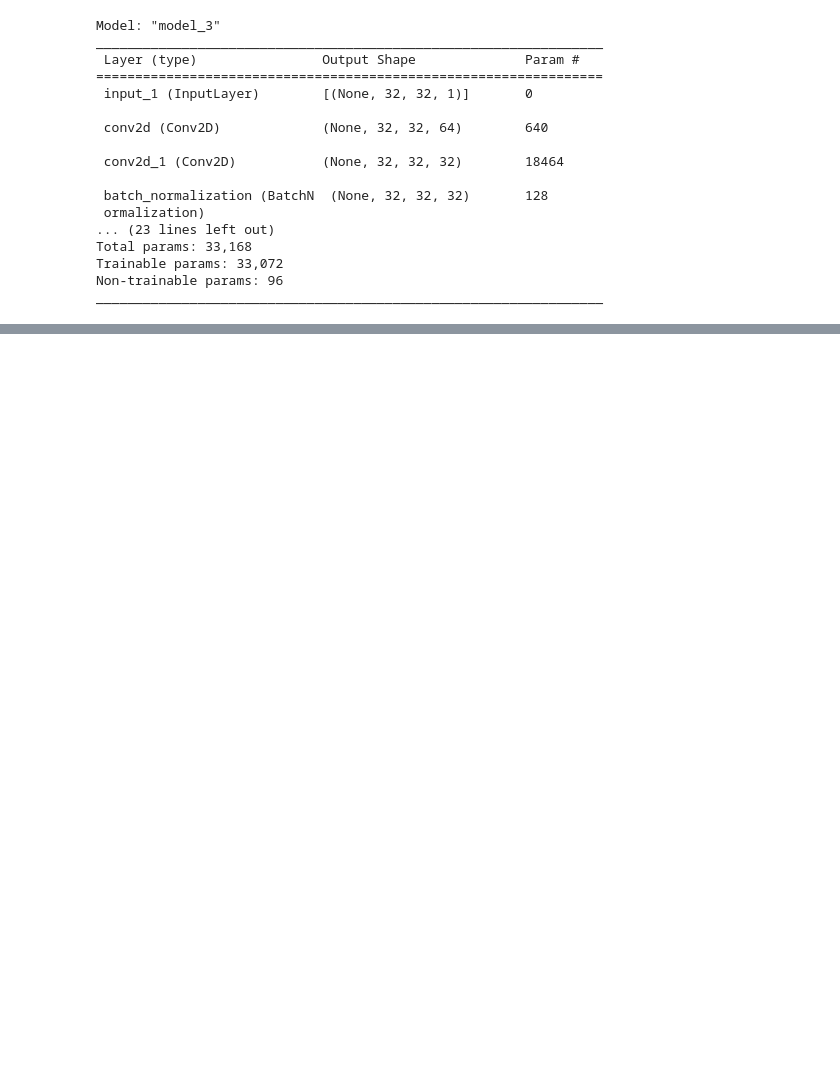
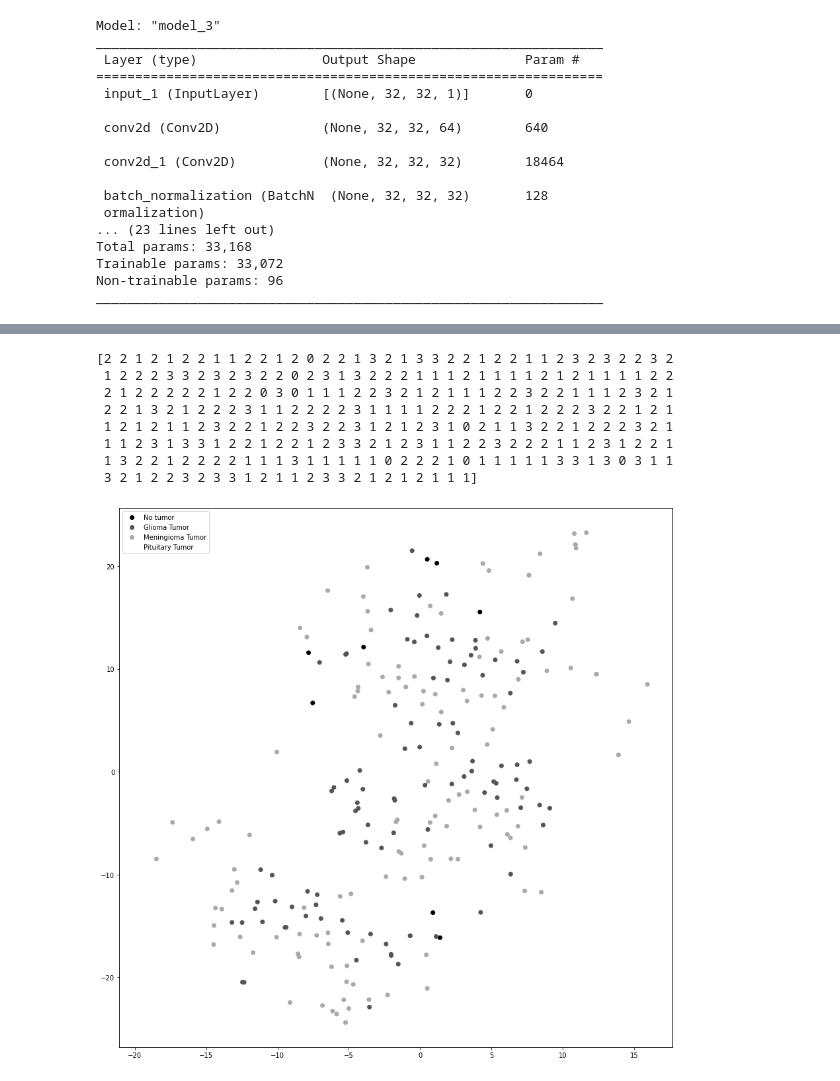
Before and after one commit to Shahak-Kuba/CAB420_Group, a Jupyter notebook: AUTO_ENCODER.ipynb, the cells around one changed output, grey strips where cells are left out. Saved outputs shown, nothing was run; the diff lists cells and outputs as text; code cells hidden in the pictures; blank space fills up the shorter version.

```diff
--- a/AUTO_ENCODER.ipynb
+++ b/AUTO_ENCODER.ipynb
@@ -218,3 +218,23 @@ eval_model(cknn, train_ae_feat, y_train, test_ae_feat, y_test)
+# %%
+fig = plt.figure(figsize=[10, 10])
+ax = fig.add_subplot(1, 1, 1)
+embeddings = bottleneck_model.predict(x_test)
+tsne_embeddings = TSNE(random_state=4).fit_transform(embeddings)
+labels = ['No tumor', 'Glioma Tumor', 'Meningioma Tumor', 'Pituitary Tumor']
+scatter = ax.scatter(tsne_embeddings[:,0], tsne_embeddings[:,1], c = y_test.flatten());
+handles, _ = scatter.legend_elements(prop='colors')
+plt.legend(handles, labels)
+plt.show()
+# %% [output]
+[2 2 1 2 1 2 2 1 1 2 2 1 2 0 2 2 1 3 2 1 3 3 2 2 1 2 2 1 1 2 3 2 3 2 2 3 2
+ 1 2 2 2 3 3 2 3 2 3 2 2 0 2 3 1 3 2 2 2 1 1 1 2 1 1 1 1 2 1 2 1 1 1 1 2 2
+ 2 1 2 2 2 2 2 1 2 2 0 3 0 1 1 1 2 2 3 2 1 2 1 1 1 2 2 3 2 2 1 1 1 2 3 2 1
+ 2 2 1 3 2 1 2 2 2 3 1 1 2 2 2 2 3 1 1 1 1 2 2 2 1 2 2 1 2 2 2 3 2 2 1 2 1
+ 1 2 1 2 1 1 2 3 2 2 1 2 2 3 2 2 3 1 2 1 2 3 1 0 2 1 1 3 2 2 1 2 2 2 3 2 1
+ 1 1 2 3 1 3 3 1 2 2 1 2 2 1 2 3 3 2 1 2 3 1 1 2 2 3 2 2 2 1 1 2 3 1 2 2 1
+ 1 3 2 2 1 2 2 2 2 1 1 1 3 1 1 1 1 1 0 2 2 2 1 0 1 1 1 1 1 3 3 1 3 0 3 1 1
+ 3 2 1 2 2 3 2 3 3 1 2 1 1 2 3 3 2 1 2 1 2 1 1 1]
+[figure, added]
 # %%
 pred = cknn.predict(test_ae_feat);
 
```
Also changed, not shown: parts of 5 cells of this notebook, 9 other files.
